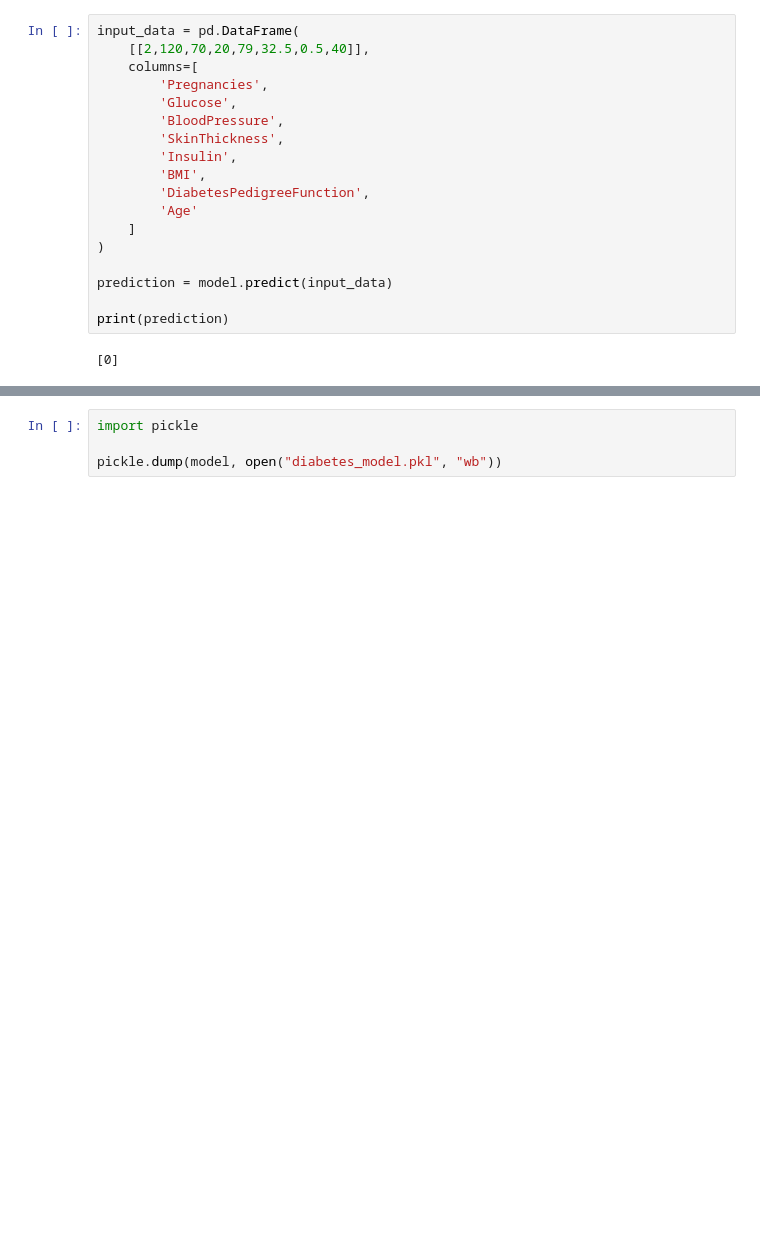
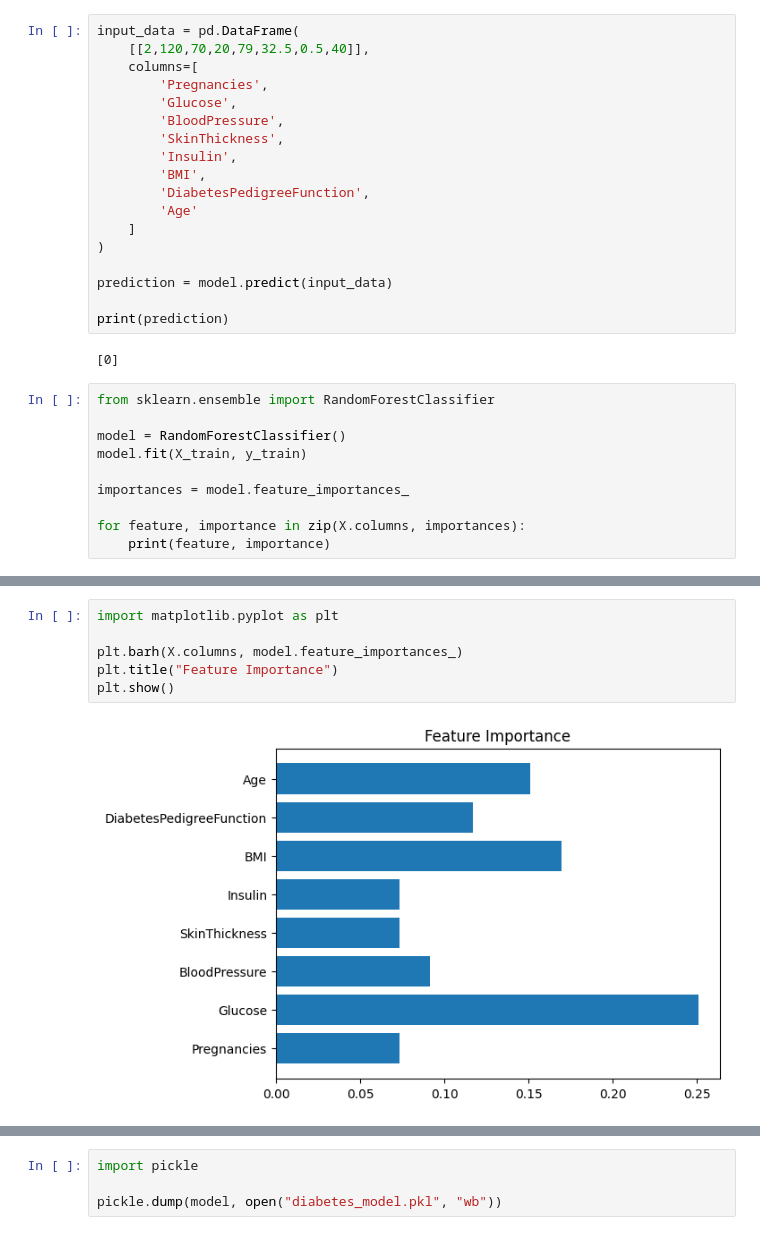
Before and after one commit to Priyanshikhare1/Diabetes-Prediction-ML, a Jupyter notebook: Diabetes_Detector(project).ipynb, the cells around one changed output, grey strips where cells are left out. Saved outputs shown, nothing was run; the diff lists cells and outputs as text; blank space fills up the shorter version.

```diff
--- a/Diabetes_Detector(project).ipynb
+++ b/Diabetes_Detector(project).ipynb
@@ -123,3 +123,13 @@ prediction = model.predict(input_data)
 print(prediction)
 # %% [output]
 [0]
+# %%
+from sklearn.ensemble import RandomForestClassifier
+
+model = RandomForestClassifier()
+model.fit(X_train, y_train)
+
+importances = model.feature_importances_
+
+for feature, importance in zip(X.columns, importances):
+    print(feature, importance)
@@ -125,0 +145,8 @@ print(prediction)
+# %%
+import matplotlib.pyplot as plt
+
+plt.barh(X.columns, model.feature_importances_)
+plt.title("Feature Importance")
+plt.show()
+# %% [output]
+[figure, added]
```
Also changed, not shown: parts of 3 cells of this notebook, 2 other files.
